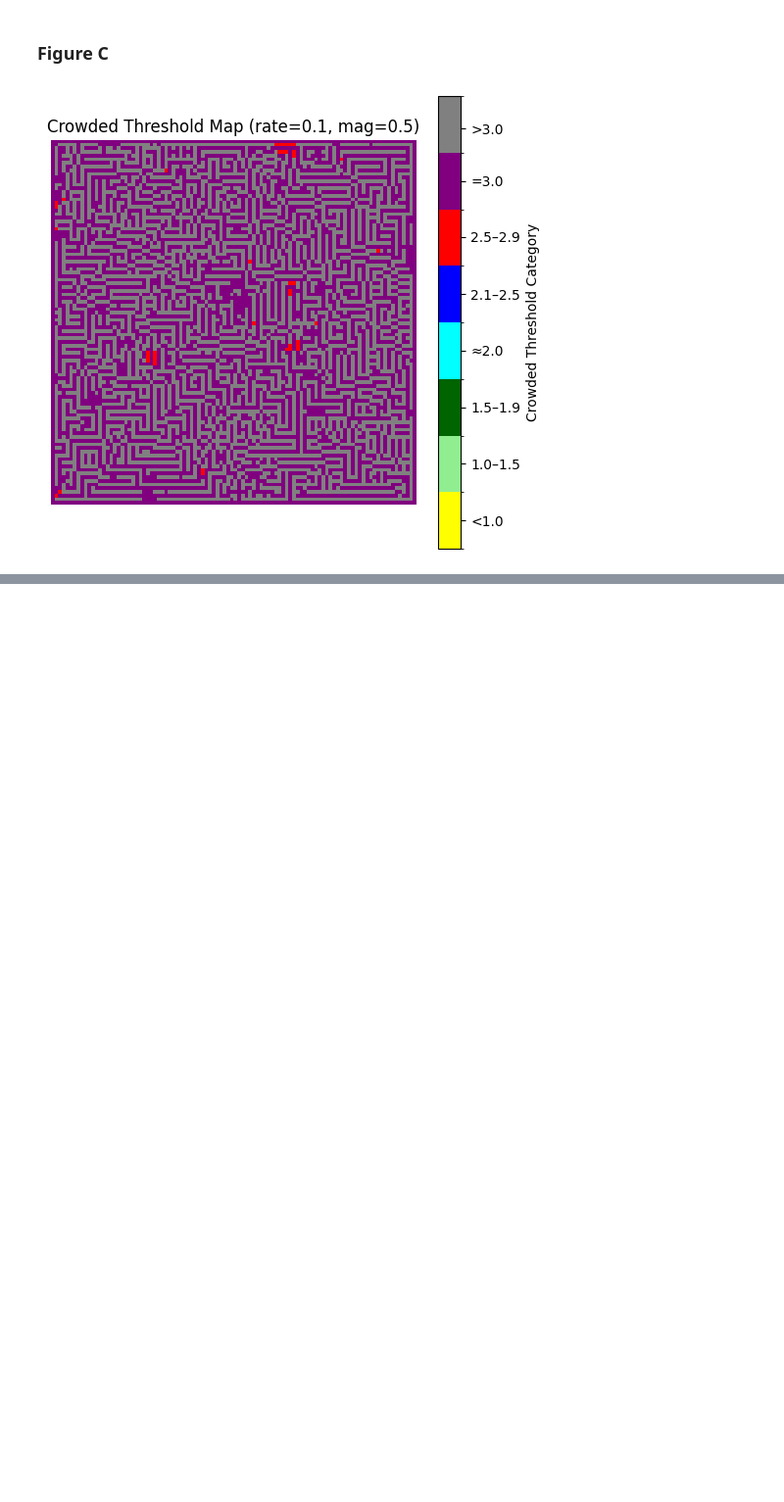
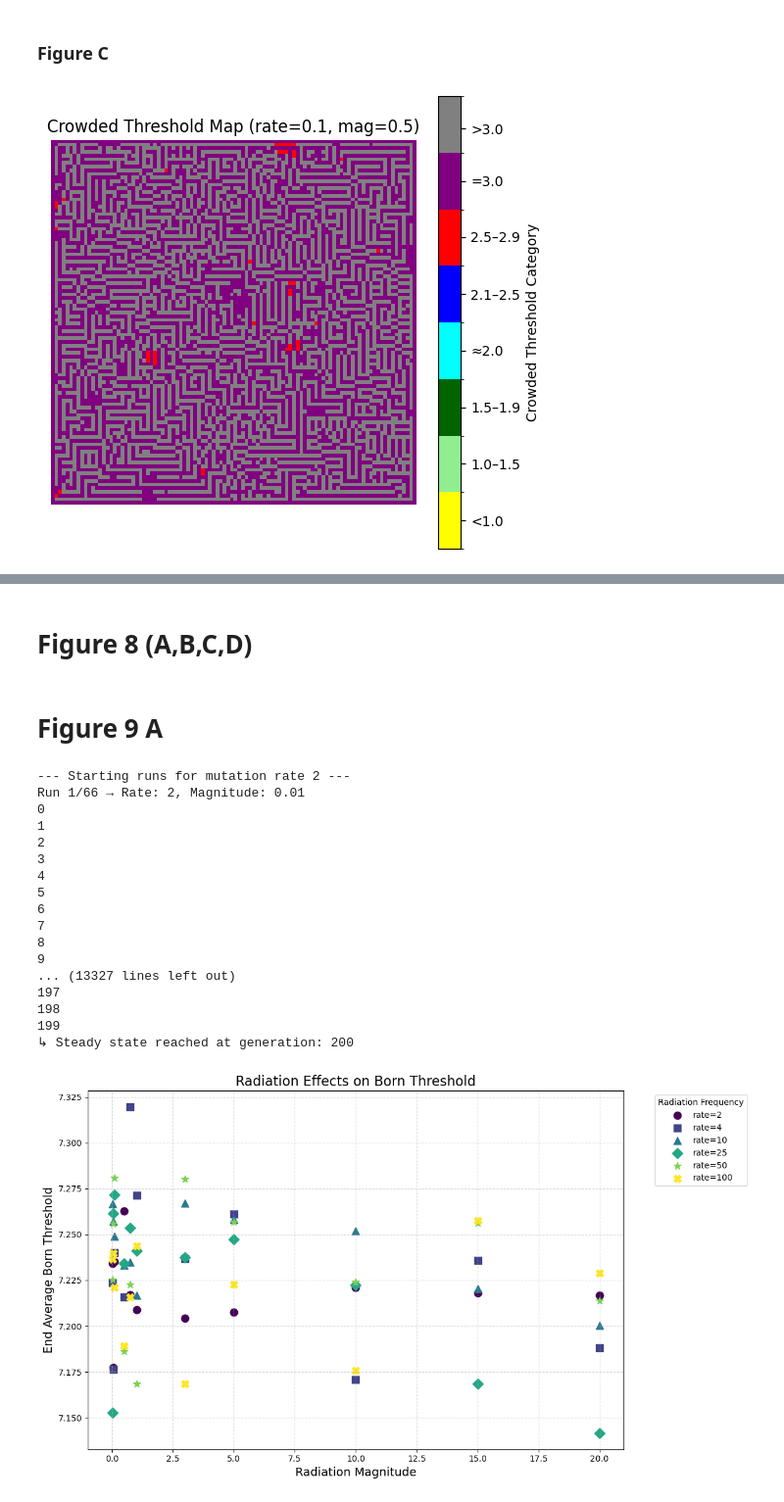
Before and after one commit to arpi5191/Modeling-Somatic-Evolution-A-Cellular-Automata-Approach-Inspired-by-Conway-s-Game-of-Life, a Jupyter notebook: GoL.ipynb, the cells around one changed output, grey strips where cells are left out. Shown at 98% size. Drawn from its saved outputs; the diff is of its cells as text; code cells hidden in the pictures; blank space fills up the shorter version.

```diff
--- a/GoL.ipynb
+++ b/GoL.ipynb
@@ -649,0 +695,2 @@ plt.show()
+# %% [markdown]
+# Figure 8 (A,B,C,D)
@@ -649,0 +741,78 @@ plt.show()
+# %% [markdown]
+# Figure 9 A
+# %%
+# Import packages
+from radiation_function import play_game_of_life_with_radiation
+from io_utils import read_board_from_file
+import matplotlib.pyplot as plt
+import numpy as np
+
+# Parameters
+radiation_rates = [2, 4, 10, 25, 50, 100]
+radiation_magnitudes = [0.01, 0.05, 0.1, 0.5, 0.75, 1, 3, 5, 10, 15, 20]
+initial_board = read_board_from_file("boards/random.csv")
+
+# Initialize lists to store the results
+generations = []
+populations = []
+avg_lonely_thresholds = []
+avg_born_thresholds = []
+avg_crowded_thresholds = []
+
+# Find the total number of runs
+total_runs = len(radiation_rates) * len(radiation_magnitudes)
+run_count = 1
+
+# Iterate through the mutation rates
+for rate in radiation_rates:
+    print(f"\n--- Starting runs for mutation rate {rate} ---")
+    # Iterate through the mutation magnitudes
+    for mag in radiation_magnitudes:
+        print(f"Run {run_count}/{total_runs} → Rate: {rate}, Magnitude: {mag}")
+        # Run the simulation
+        results =play_game_of_life_with_radiation(initial_board, num_gens=200,
+                                                          mutation_rate=0.1, mutation_magnitude=1.5, rad_strength = mag, gen_gap = rate)
+        # Store the results from the simulation
+        generations.append((rate, mag, results[0]))
+        avg_born_thresholds.append((rate, mag, results[6]))
+        # Print the generation at which the simulation reached steady state
+        print(f"↳ Steady state reached at generation: {results[0]}")
+        # Increment run_count
+        run_count += 1
+
+colors = plt.cm.viridis(np.linspace(0, 1, len(radiation_rates)))
+markers = ['o', 's', '^', 'D', '*', 'X', 'P']
+
+plt.figure(figsize=(12, 7))
+for i, rate in enumerate(radiation_rates):
+    xs = [mag for r, mag, avg_born_threshold in avg_born_thresholds if r == rate]
+    ys = [avg_born_threshold for r, mag, avg_born_threshold in avg_born_thresholds if r == rate]
+    plt.scatter(xs, ys, color=colors[i], marker=markers[i], label=f"rate={rate}", s=80)
+
+plt.xlabel("Radiation Magnitude", fontsize=14)
+plt.ylabel("End Average Born Threshold", fontsize=14)
+plt.title("Radiation Effects on Born Threshold", fontsize=16)
+plt.legend(title="Radiation Frequency", bbox_to_anchor=(1.05, 1), loc='upper left')
+plt.grid(True, linestyle='--', alpha=0.5)
+plt.tight_layout()
+plt.savefig("output/inherited_birth/mutation_vs_born_threshold.png")
+plt.show()
+# %% [output]
+--- Starting runs for mutation rate 2 ---
+Run 1/66 → Rate: 2, Magnitude: 0.01
+0
+1
+2
+3
+4
+5
+6
+7
+8
+9
+... (13327 lines left out)
+197
+198
+199
+↳ Steady state reached at generation: 200
+[figure, added]
```
Also changed, not shown: parts of 5 cells of this notebook, 3 other files.
